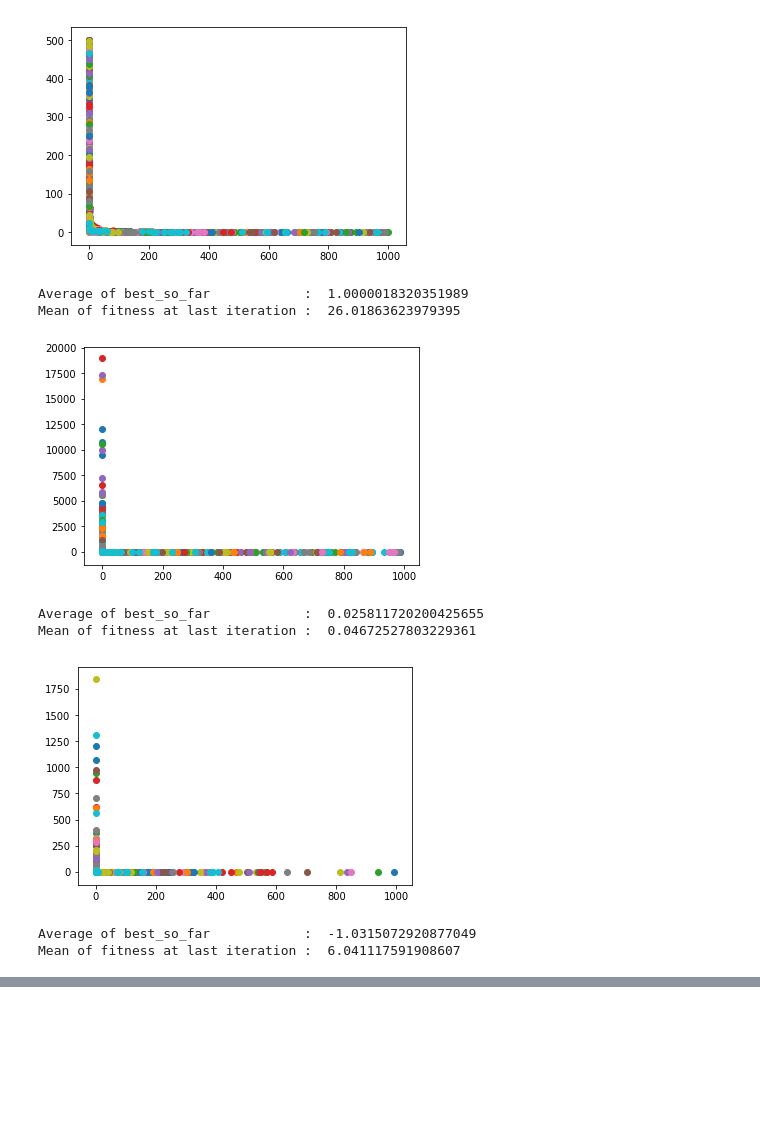
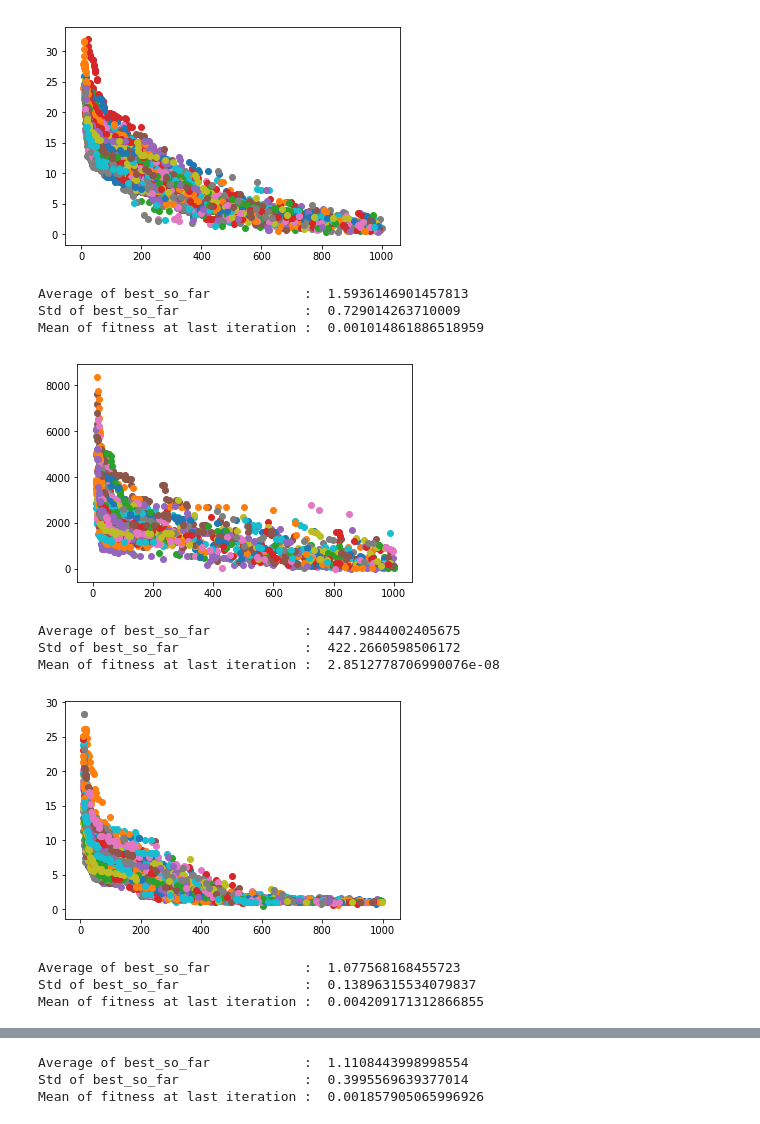
Before and after one commit to st9007a/optimizer, a Jupyter notebook: plot.ipynb, the cells around one changed output, grey strips where cells are left out. Saved outputs shown, nothing was run; the diff lists cells and outputs as text; code cells hidden in the pictures; blank space fills up the shorter version.

Commit message:
Plot result

```diff
--- a/plot.ipynb
+++ b/plot.ipynb
@@ -30,18 +28,24 @@ def show_result(file = 'results/PSO_func1.pkl', clip = 10):
             y.append(history['val'])
             #y.append(math.log(history['val']))
 
-        x = np.array(x[clip:])
-        y = np.array(y[clip:])
         best_so_far.append(y[-1])
 
-        plt.scatter(x, y)
+        if (clip >= len(y)):
+            continue
+
+        x = np.array(x)
+        y = np.array(y)
+
+        plt.scatter(x[clip:], y[clip:])
         #plt.plot(x, y, label = 'round %d' % (i + 1))
 
     plt.show()
 
     print('Average of best_so_far            : ', sum(best_so_far) / len(best_so_far))
+    print('Std of best_so_far                : ', np.std(best_so_far))
     print('Mean of fitness at last iteration : ', sum(res['mean_fitness_last_iter']) / len(res['mean_fitness_last_iter']))
 
+
 show_result()
 # %% [output]
 [figure]
@@ -80,18 +55,18 @@ Mean of fitness at last iteration :  0.00019396755765368567
-# %%
-show_result('results/PSO_func6.pkl', 0)
-# %% [output]
-[figure, removed]
-Average of best_so_far            :  1.0000018320351989
-Mean of fitness at last iteration :  26.01863623979395
-# %%
-show_result('results/PSO_func7.pkl', 0)
-# %% [output]
-[figure, removed]
-Average of best_so_far            :  0.025811720200425655
-Mean of fitness at last iteration :  0.04672527803229361
-# %%
-show_result('results/PSO_func8.pkl', 0)
-# %% [output]
-[figure, removed]
-Average of best_so_far            :  -1.0315072920877049
-Mean of fitness at last iteration :  6.041117591908607
+# %%
+show_result('results/PSO_func1.pkl', 20)
+show_result('results/PSO_func2.pkl', 20)
+show_result('results/PSO_func3.pkl', 25)
+show_result('results/PSO_func4.pkl', 30)
+# %% [output]
+[figure, added]
+Average of best_so_far            :  1.5936146901457813
+Std of best_so_far                :  0.729014263710009
+Mean of fitness at last iteration :  0.001014861886518959
+[figure, added]
+Average of best_so_far            :  447.9844002405675
+Std of best_so_far                :  422.2660598506172
+Mean of fitness at last iteration :  2.8512778706990076e-08
+[figure, added]
+Average of best_so_far            :  1.077568168455723
+Std of best_so_far                :  0.13896315534079837
+Mean of fitness at last iteration :  0.004209171312866855
@@ -97,0 +74,3 @@ Mean of fitness at last iteration :  6.041117591908607
+Average of best_so_far            :  1.1108443998998554
+Std of best_so_far                :  0.3995569639377014
+Mean of fitness at last iteration :  0.001857905065996926
```
Also changed, not shown: parts of 11 cells of this notebook, 1 other file.
